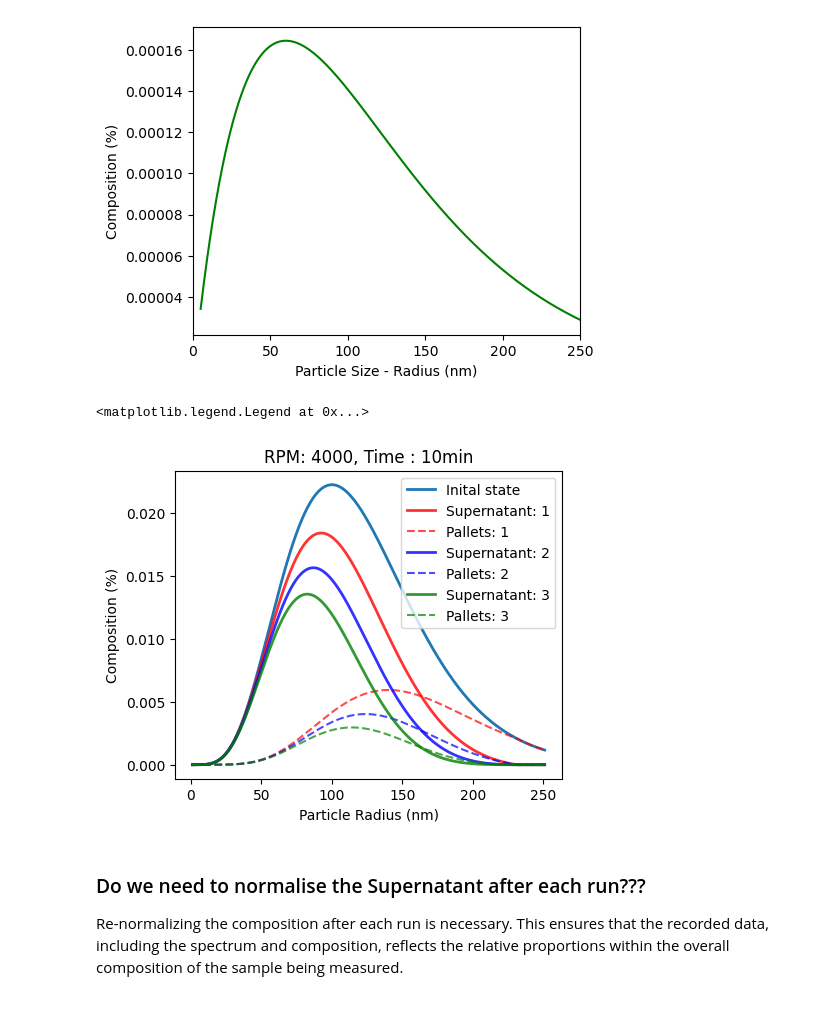
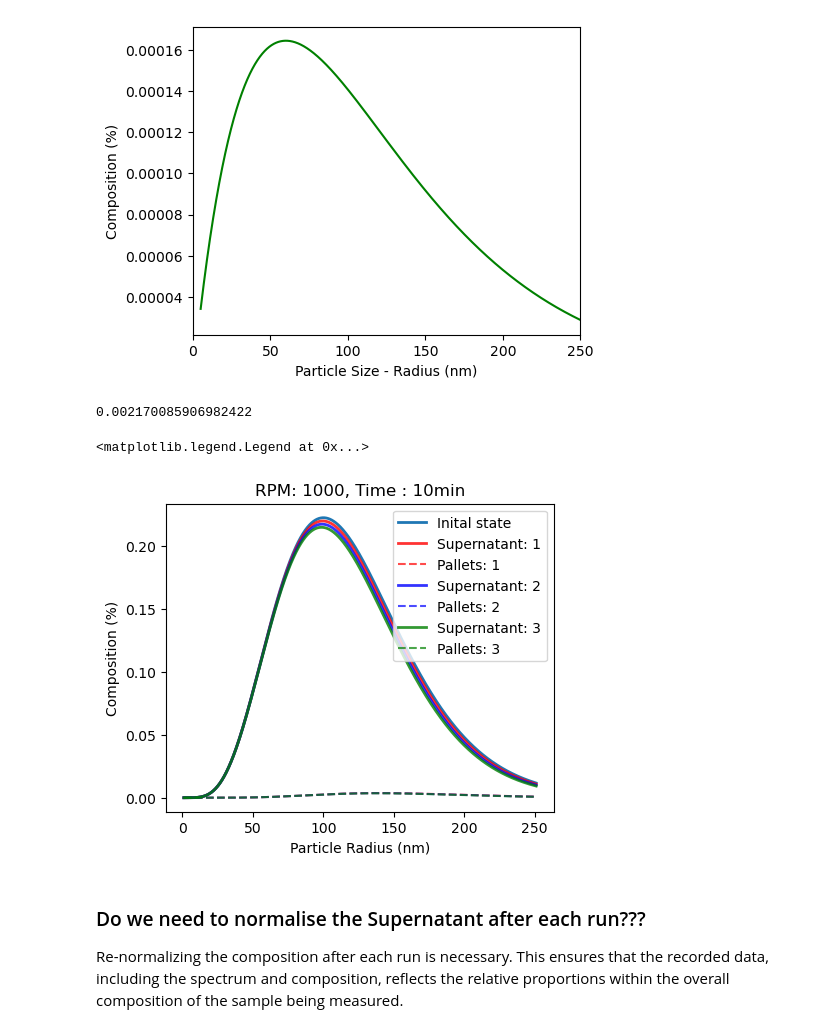
Before and after one commit to williammcmp/Nano-Particle-Playground, a Jupyter notebook: Centrifugation Model.ipynb, the cells around one changed output. Drawn from its saved outputs; the diff is of its cells as text; code cells hidden in the pictures.

```diff
--- a/Centrifugation Model.ipynb
+++ b/Centrifugation Model.ipynb
@@ -269,12 +269,13 @@ plt.show(fig)
 [figure]
 # %%
 # How does the distribution supernate and pallets of the particles over multiple runs change.
+import time
 runs = 3
 # count = 1000
 # size = np.linspace(1,251,count) * 1e-9
 
 # Inital size distribution - uniformed distribution
-count = 10000
+count = 1000
 size = np.linspace(1,251,count) * 1e-9
 
 shape_param = 6.0  # shape parameter (k)
@@ -283,41 +284,49 @@ scale_param = 20.0  # scale parameter (theta)
 probability = gamma.pdf(size * 1e9, shape_param, scale=scale_param)
 
 # Normalize the probability
 probability /= np.sum(probability)
-rpm = 4000
+rpm = 1000
 
 prob = probability
 times = 10
 
 
 # Define a color cycle for different runs
 colors = ['red', 'blue', 'green']
 
 fig, ax = plt.subplots(figsize=(5,4))
 
 ax.plot(size*1e9, prob * 1e2, label=f"Inital state", linewidth=2)
 
-
+start = time.time()
 for j in range(runs):
     pallets = np.zeros(count)
 
-    for i in range(count):
-        prob[i], pallets[i] = cal_supernate_and_pallets(size[i], prob[i], times,
-                                              particle_density, liquid_density, liquid_viscosity,
-                                             rpm, arm_length, length)
+    # for i in range(count):
+        # prob[i], pallets[i] = cal_supernate_and_pallets(size[i], prob[i], times,
+        #                                       particle_density, liquid_density, liquid_viscosity,
+        #                                      rpm, arm_length, length)
+    prob, pallets = cal_supernate_and_pallets(size, prob, times,
+                                            particle_density, liquid_density, liquid_viscosity,
+                                            rpm, arm_length, length)
 
 
     ax.plot(size*1e9, prob * 1e2, label=f"Supernatant: {j +1}", alpha = 0.8, linewidth=2, color=colors[j])
     ax.plot(size*1e9, pallets * 1e2, label=f"Pallets: {j + 1}", alpha=0.7, linestyle='--', color=colors[j])
 
+print(time.time() - start)
+# Time deltas for 10000 different particle sizes
+# 0.0027701854705810547s -> np methods
+# 0.14916777610778809 -> for loop
 
 ax.set_xlabel("Particle Radius (nm)")
 ax.set_ylabel("Composition (%)")
 ax.set_title(f"RPM: {rpm}, Time : {times}min")
 ax.legend()
 # %% [output]
-<matplotlib.legend.Legend at 0x...>
+0.002170085906982422
+<matplotlib.legend.Legend at 0x...>
-[figure, old version]
+[figure, new version]
 # %% [markdown]
 ### Do we need to normalise the Supernatant after each run???
 
```
Also changed, not shown: parts of 2 cells of this notebook.
